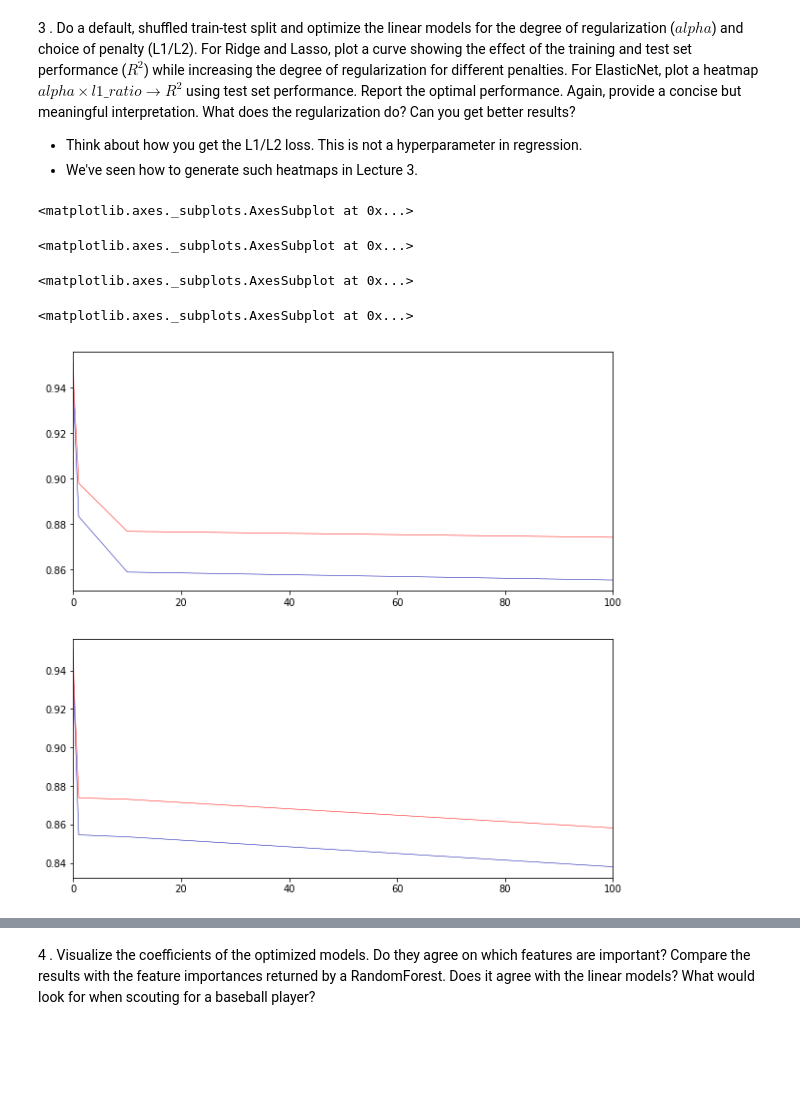
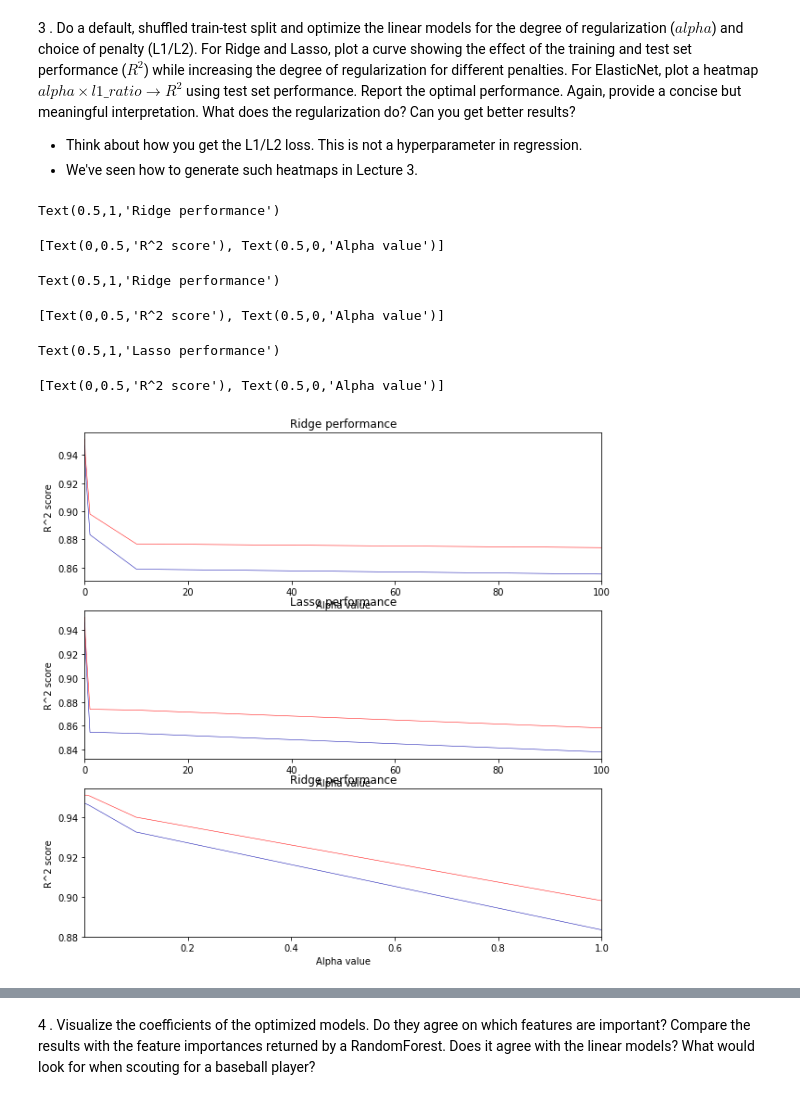
Before and after one commit to romanovar/ML, a Jupyter notebook: Assignment 1.ipynb, the cells around one changed output, grey strips where cells are left out. Saved outputs shown, nothing was run; the diff lists cells and outputs as text; code cells hidden in the pictures; blank space fills up the shorter version.

```diff
--- a/Assignment 1.ipynb
+++ b/Assignment 1.ipynb
@@ -338,7 +371,7 @@ from sklearn.model_selection import ShuffleSplit
 sp = ShuffleSplit(n_splits=10, random_state=0)
 
 
-figs, axs = plt.subplots(2,1)
+figs, axs = plt.subplots(3,1)
 ridge0001 = Ridge(alpha=0.001).fit(X_train, y_train)
 ridge0005 = Ridge(alpha=0.005).fit(X_train, y_train)
 ridge01 = Ridge(alpha=0.1).fit(X_train, y_train)
@@ -347,44 +380,80 @@ ridge1 = Ridge(alpha=1).fit(X_train, y_train)
 ridge10 = Ridge(alpha=10).fit(X_train, y_train)
 ridge100 = Ridge(alpha=100).fit(X_train, y_train)
 
+# ridge_train = np.array([[ridge0001.score(X_train, y_train), ridge0005.score(X_train, y_train),
+#                         ridge001.score(X_train, y_train), ridge01.score(X_train, y_train),
+#                         ridge1.score(X_train, y_train, ridge10.score(X_train, y_train),ridge100.score(X_train, y_train)]])
+
 ridge_train = np.array([[ridge0001.score(X_train, y_train), ridge0005.score(X_train, y_train),
                         ridge001.score(X_train, y_train), ridge01.score(X_train, y_train),
-                        ridge1.score(X_train, y_train),
-                        ridge10.score(X_train, y_train), ridge100.score(X_train, y_train)]])
+                        ridge1.score(X_train, y_train), ridge10.score(X_train, y_train),
+                        ridge100.score(X_train, y_train)]])
+
 ridge_test = np.array([[ridge0001.score(X_test, y_test), ridge0005.score(X_test, y_test),
                        ridge001.score(X_test, y_test), ridge01.score(X_test, y_test), ridge1.score(X_test, y_test),
                         ridge10.score(X_test, y_test), ridge100.score(X_test, y_test)]])
 
 test = pd.Series([ridge0001.score(X_test, y_test), ridge0005.score(X_test, y_test),
                         ridge001.score(X_train, y_train), ridge01.score(X_train, y_train),
-                        ridge1.score(X_train, y_train),
-                        ridge10.score(X_train, y_train), ridge100.score(X_train, y_train)], index=[0.001, 0.005, 0.01, 0.1, 1, 10, 100])
+                        ridge1.score(X_train, y_train), ridge10.score(X_train, y_train), ridge100.score(X_train, y_train)],
+                         index=[0.001, 0.005, 0.01, 0.1, 1, 10, 100])
 
 # sns.tsplot(ridge_train.set_index('alpha')['score'], ax=axs[0], err_style=None)
-sns.tsplot(data=ridge_train, time=[0.001, 0.005, 0.01, 0.1, 1, 10, 100],  ax=axs[0], err_style=None)
-sns.tsplot(ridge_test,time=[0.001, 0.005, 0.01, 0.1, 1, 10, 100], color = 'r', ax=axs[0], err_style=None)
+ax2 = sns.tsplot(data=ridge_train, time=[0.001, 0.005, 0.01, 0.1, 1, 10, 100],  ax=axs[0], err_style=None)
+sns.tsplot(ridge_test,time=[0.001, 0.005, 0.01, 0.1, 1, 10, 100], color = 'r', ax=axs[0], err_style=None).set_title("Ridge performance")
+ax2.set(xlabel='Alpha value', ylabel='R^2 score')
+
+
+ridge0001 = Ridge(alpha=0.001).fit(X_train, y_train)
+ridge0005 = Ridge(alpha=0.005).fit(X_train, y_train)
+ridge01 = Ridge(alpha=0.1).fit(X_train, y_train)
+ridge001 = Ridge(alpha=0.01).fit(X_train, y_train)
+ridge1 = Ridge(alpha=1).fit(X_train, y_train)
+
+
+ridge_train = np.array([[ridge0001.score(X_train, y_train), ridge0005.score(X_train, y_train),
+                        ridge001.score(X_train, y_train), ridge01.score(X_train, y_train),
+                        ridge1.score(X_train, y_train)]])
+
+ridge_test = np.array([[ridge0001.score(X_test, y_test), ridge0005.score(X_test, y_test),
+                       ridge001.score(X_test, y_test), ridge01.score(X_test, y_test), ridge1.score(X_test, y_test)]])
+
+test = pd.Series([ridge0001.score(X_test, y_test), ridge0005.score(X_test, y_test),
+                        ridge001.score(X_train, y_train), ridge01.score(X_train, y_train),
+                        ridge1.score(X_train, y_train)],
+                         index=[0.001, 0.005, 0.01, 0.1, 1])
+
+# sns.tsplot(ridge_train.set_index('alpha')['score'], ax=axs[0], err_style=None)
+ax3 = sns.tsplot(data=ridge_train, time=[0.001, 0.005, 0.01, 0.1, 1],  ax=axs[2], err_style=None)
+sns.tsplot(ridge_test,time=[0.001, 0.005, 0.01, 0.1, 1], color = 'r', ax=axs[2], err_style=None).set_title("Ridge performance")
+ax3.set(xlabel='Alpha value', ylabel='R^2 score')
+
+
 
 lasso0001 = Lasso(alpha=0.001, max_iter=100000).fit(X_train, y_train)
 lasso0005 = Lasso(alpha=0.005, max_iter=100000).fit(X_train, y_train)
 lasso001 = Lasso(alpha=0.01, max_iter=100000).fit(X_train, y_train)
 lasso01 = Lasso(alpha=0.1, max_iter=100000).fit(X_train, y_train)
 lasso1 = Lasso(alpha=1, max_iter=100000).fit(X_train, y_train)
 lasso10 = Lasso(alpha=10, max_iter=100000).fit(X_train, y_train)
 lasso100 = Lasso(alpha=100, max_iter=100000).fit(X_train, y_train)
 
 lasso_train = np.array([[lasso0001.score(X_train, y_train), lasso0005.score(X_train, y_train),
                         lasso001.score(X_train, y_train), lasso01.score(X_train, y_train),
                         lasso1.score(X_train, y_train),
                         lasso10.score(X_train, y_train), lasso100.score(X_train, y_train)]])
 lasso_test = np.array([[lasso0001.score(X_test, y_test), lasso0005.score(X_test, y_test),
                        lasso001.score(X_test, y_test), lasso01.score(X_test, y_test), lasso1.score(X_test, y_test),
                         lasso10.score(X_test, y_test), lasso100.score(X_test, y_test)]])
 
-sns.tsplot(data=lasso_train, time=[0.001, 0.005, 0.01, 0.1, 1, 10, 100],  ax=axs[1], err_style=None)
-sns.tsplot(lasso_test,time=[0.001, 0.005, 0.01, 0.1, 1, 10, 100], color = 'r', ax=axs[1], err_style=None)
+ax1 = sns.tsplot(data=lasso_train, time=[0.001, 0.005, 0.01, 0.1, 1, 10, 100],  ax=axs[1], err_style=None)
+sns.tsplot(lasso_test,time=[0.001, 0.005, 0.01, 0.1, 1, 10, 100], color = 'r', ax=axs[1], err_style=None).set_title("Lasso performance")
+ax1.set(xlabel='Alpha value', ylabel='R^2 score')
 # %% [output]
-<matplotlib.axes._subplots.AxesSubplot at 0x...>
+Text(0.5,1,'Ridge performance')
-<matplotlib.axes._subplots.AxesSubplot at 0x...>
+[Text(0,0.5,'R^2 score'), Text(0.5,0,'Alpha value')]
-<matplotlib.axes._subplots.AxesSubplot at 0x...>
+Text(0.5,1,'Ridge performance')
-<matplotlib.axes._subplots.AxesSubplot at 0x...>
+[Text(0,0.5,'R^2 score'), Text(0.5,0,'Alpha value')]
+Text(0.5,1,'Lasso performance')
+[Text(0,0.5,'R^2 score'), Text(0.5,0,'Alpha value')]
-[figure, old version]
+[figure, new version]
```
Also changed, not shown: parts of 5 cells of this notebook.
